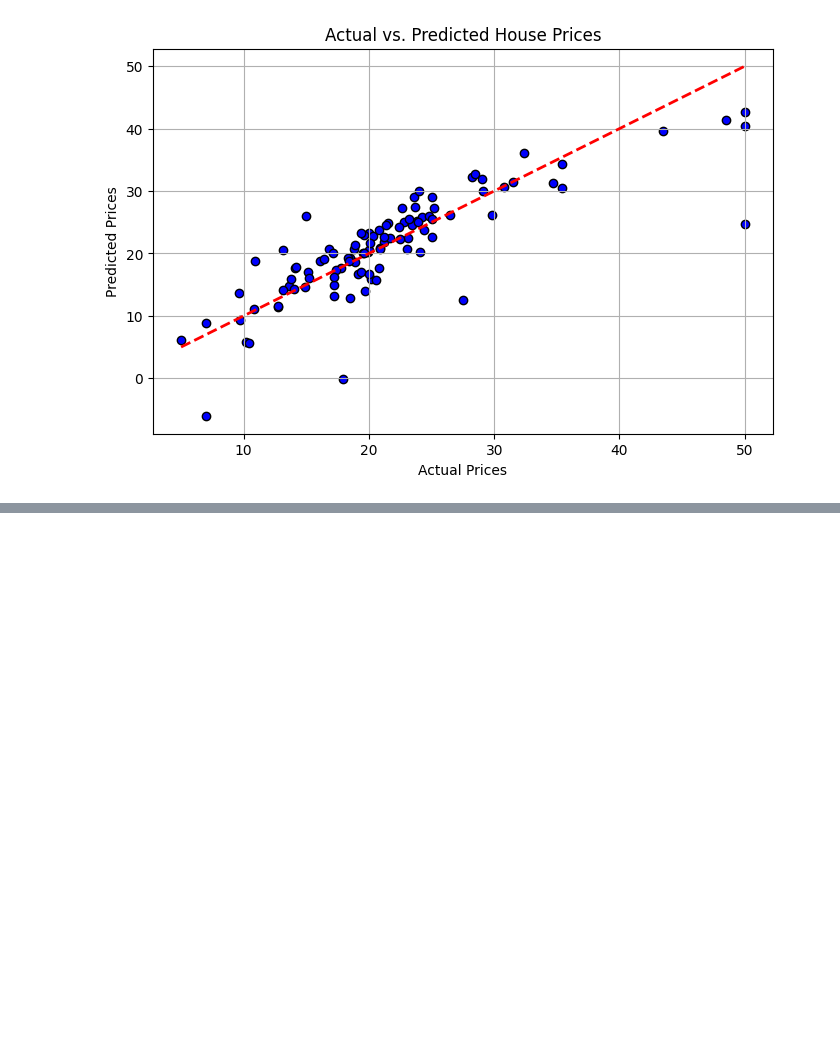
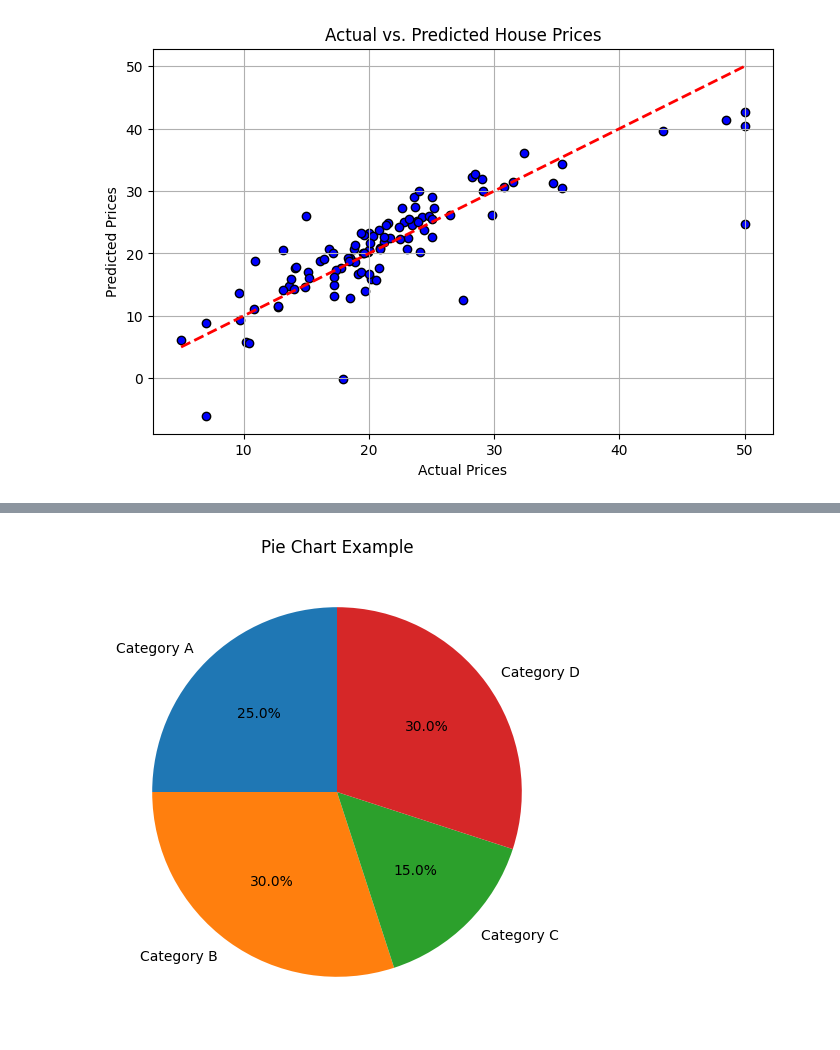
Before and after one commit to bhupeshcoding/house_price_model, a Jupyter notebook: house_price_prediction.ipynb, the cells around one changed output, grey strips where cells are left out. Cells and saved outputs as stored; diff of their text form; code cells hidden in the pictures; blank space fills up the shorter version.

```diff
--- a/house_price_prediction.ipynb
+++ b/house_price_prediction.ipynb
@@ -71,0 +109,14 @@ R² Score: 0.67
+# %%
+import matplotlib.pyplot as plt
+
+# Sample data (replace with your categories and values) here pie chart is not suitable while predicting house price
+categories = ['Category A', 'Category B', 'Category C', 'Category D']
+values = [25, 30, 15, 30]
+
+# Create the pie chart
+plt.figure(figsize=(6, 6))  # Adjust figure size as needed
+plt.pie(values, labels=categories, autopct='%1.1f%%', startangle=90)
+plt.title('Pie Chart Example')
+plt.show()
+# %% [output]
+[figure, added]
```
Also changed, not shown: parts of 3 cells of this notebook.
